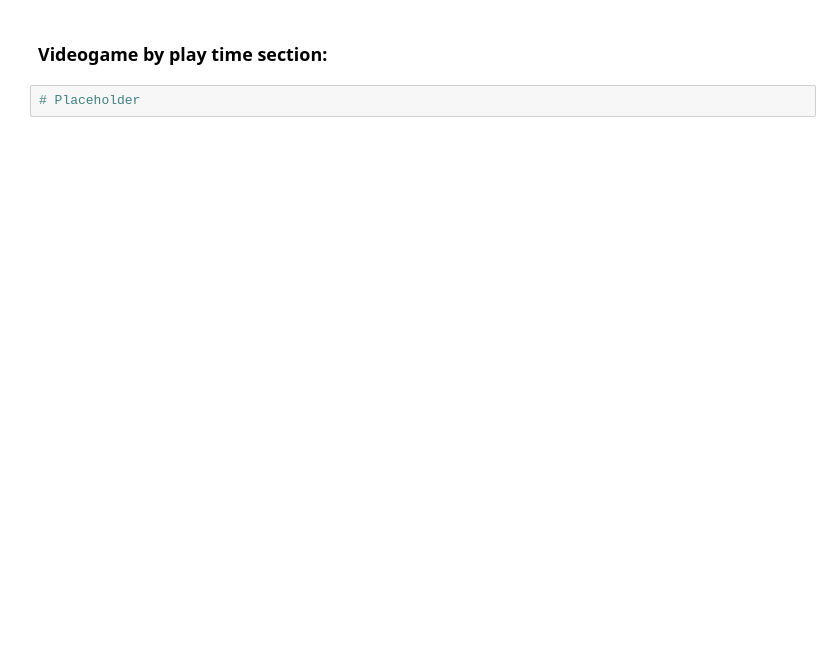
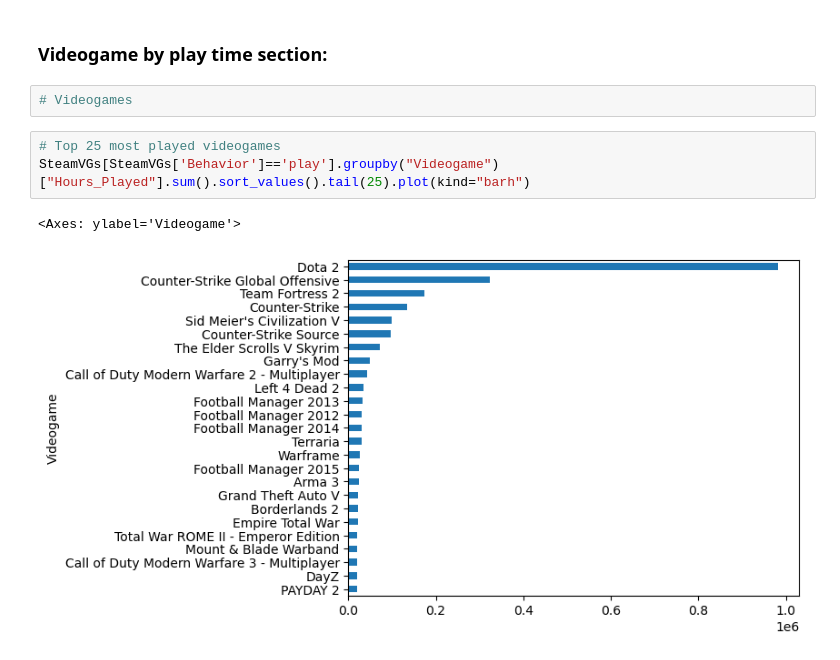
Before and after one commit to MansionAnthony/Videogame-Recommendations-Steam, a Jupyter notebook: Steam Videogame Recommendations JN.ipynb, the cells around one changed output. Saved outputs shown, nothing was run; the diff lists cells and outputs as text; blank space fills up the shorter version.

```diff
--- a/Steam Videogame Recommendations JN.ipynb
+++ b/Steam Videogame Recommendations JN.ipynb
@@ -117,4 +167,10 @@ There are 572 users that only appear once in the dataset.
 # %% [markdown]
 ### Videogame by play time section:
+# %%
+# Videogames
 # %%
-# Placeholder
+# Top 25 most played videogames
+SteamVGs[SteamVGs['Behavior']=='play'].groupby("Videogame")["Hours_Played"].sum().sort_values().tail(25).plot(kind="barh")
+# %% [output]
+<Axes: ylabel='Videogame'>
+[figure, added]
```
Also changed, not shown: parts of 18 cells of this notebook.
